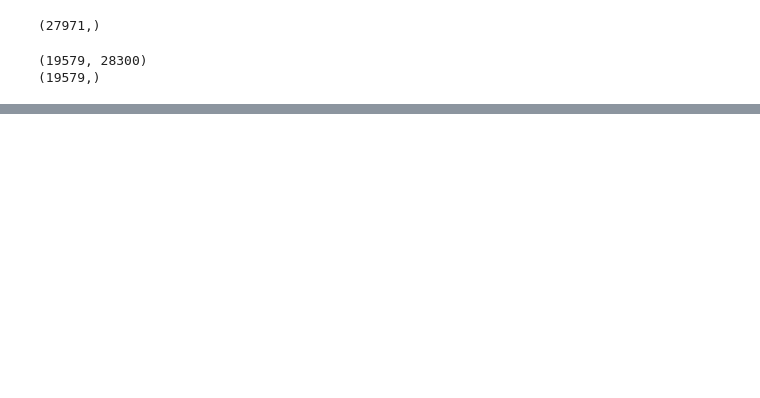
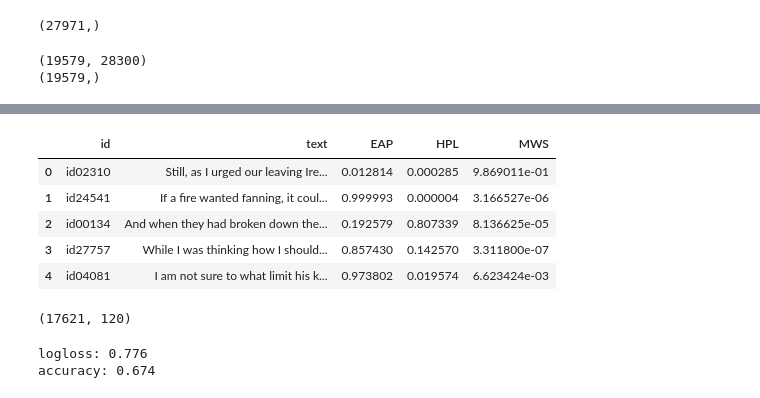
Before and after one commit to dongzhang84/Kaggle, a Jupyter notebook: Spooky.ipynb, the cells around one changed output, grey strips where cells are left out. Saved outputs shown, nothing was run; the diff lists cells and outputs as text; code cells hidden in the pictures; blank space fills up the shorter version.

```diff
--- a/Spooky.ipynb
+++ b/Spooky.ipynb
@@ -177,0 +365,8 @@ df_test['MWS'] = y_proba[:, 2]
+# %%
+# LabelEncoder
+
+lbl_enc = preprocessing.LabelEncoder()
+y = lbl_enc.fit_transform(df.author.values)
+# %%
+df['encoder'] = y
+df.head()
@@ -177,0 +503,9 @@ df_test['MWS'] = y_proba[:, 2]
+# %%
+ctv = CountVectorizer(analyzer='word',token_pattern=r'\w{1,}',
+            ngram_range=(1, 3), stop_words = 'english')
+
+# Fitting Count Vectorizer to both training and test sets (semi-supervised learning)
+
+ctv.fit(list(df.text) + list(df_test.text))
+x_train_ctv =  ctv.transform(df.text.values)
+x_test_ctv = ctv.transform(df_test.text.values)
@@ -177,0 +516,8 @@ df_test['MWS'] = y_proba[:, 2]
+# %%
+clf = MultinomialNB()
+clf.fit(x_train_ctv, y)
+y_pred = clf.predict_proba(x_test_ctv)
+y_pred2 = clf.predict(x_test_ctv)
+
+#print ("logloss: %0.3f " % multiclass_logloss(y_valid,y_pred))
+#print ("accuracy: %0.3f " % accuracy_score(y_valid, y_pred2))
@@ -178 +534,14 @@ df_test['MWS'] = y_proba[:, 2]
+# %%
+df_test['EAP'] = y_pred[:, 0]
+df_test['HPL'] = y_pred[:, 1]
+df_test['MWS'] = y_pred[:, 2]
+
+df_test.head()
+# %% [output]
+|  | id | text | EAP | HPL | MWS |
+| 0 | id02310 | Still, as I urged our leaving Ire... | 0.012814 | 0.000285 | 9.869011e-01 |
+| 1 | id24541 | If a fire wanted fanning, it coul... | 0.999993 | 0.000004 | 3.166527e-06 |
+| 2 | id00134 | And when they had broken down the... | 0.192579 | 0.807339 | 8.136625e-05 |
+| 3 | id27757 | While I was thinking how I should... | 0.857430 | 0.142570 | 3.311800e-07 |
+| 4 | id04081 | I am not sure to what limit his k... | 0.973802 | 0.019574 | 6.623424e-03 |
 # %%
@@ -181,0 +551,18 @@ df_test.drop('text', axis=1).to_csv('submission.csv', index=False)
+# %%
+# Apply SVD, I chose 120 components. 120-200 components are good enough for SVM model.
+
+svd = decomposition.TruncatedSVD(n_components=120)
+svd.fit(x_train_tfidf)
+x_train_svd = svd.transform(x_train_tfidf)
+x_valid_svd = svd.transform(x_valid_tfidf)
+
+print(x_train_svd.shape)
+
+# Scale the data obtained from SVD. Renaming variable to reuse without scaling.
+
+scl = preprocessing.StandardScaler()
+scl.fit(x_train_svd)
+x_train_svd_scl = scl.transform(x_train_svd)
+x_valid_svd_scl = scl.transform(x_valid_svd)
+# %% [output]
+(17621, 120)
@@ -181,0 +577,11 @@ df_test.drop('text', axis=1).to_csv('submission.csv', index=False)
+# %%
+clf = LogisticRegression(C=1.0)
+clf.fit(x_train_svd_scl, y_train)
+y_pred = clf.predict_proba(x_valid_svd_scl)
+y_pred2 = clf.predict(x_valid_svd_scl)
+
+print ("logloss: %0.3f " % multiclass_logloss(y_valid,y_pred))
+print ("accuracy: %0.3f " % accuracy_score(y_valid, y_pred2))
+# %% [output]
+logloss: 0.776
+accuracy: 0.674
```
Also changed, not shown: parts of 49 cells of this notebook.
